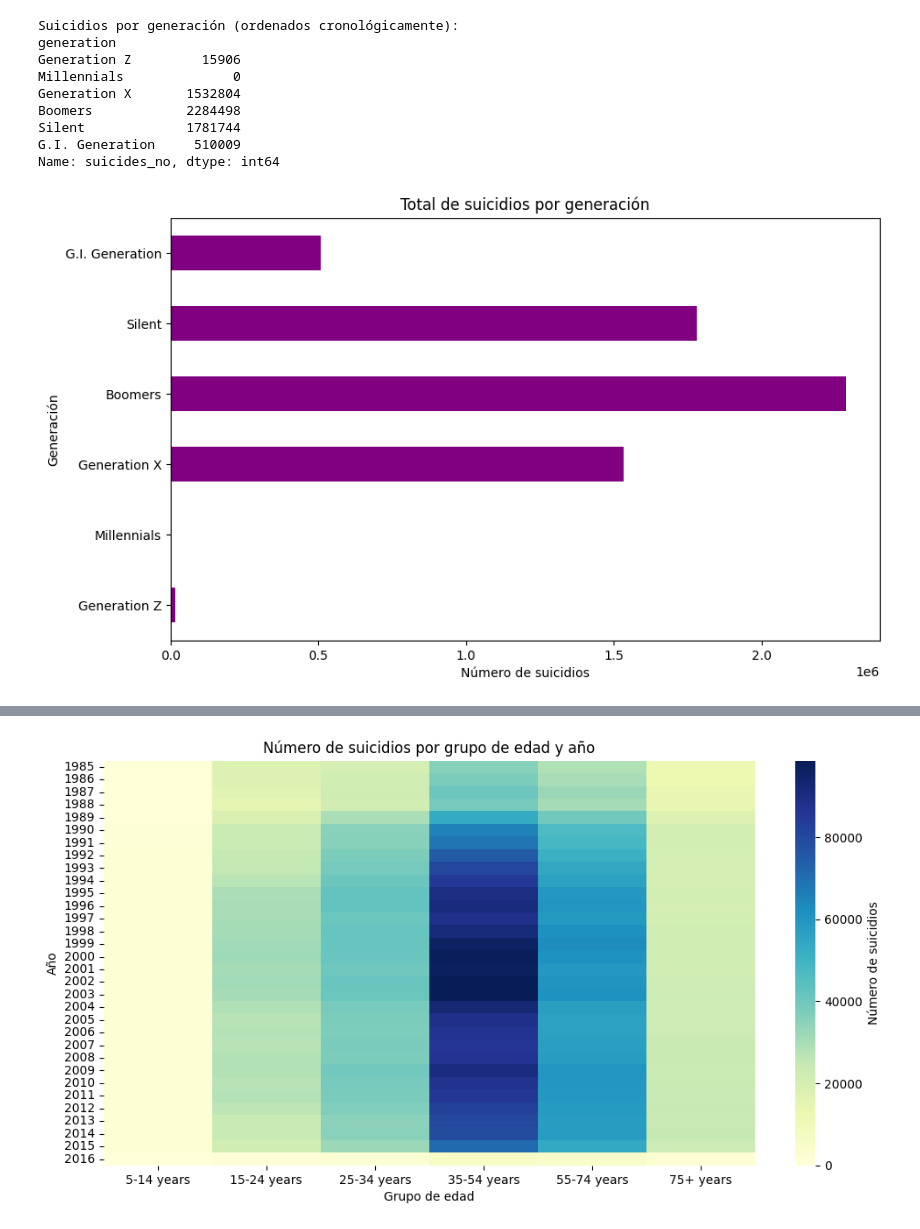
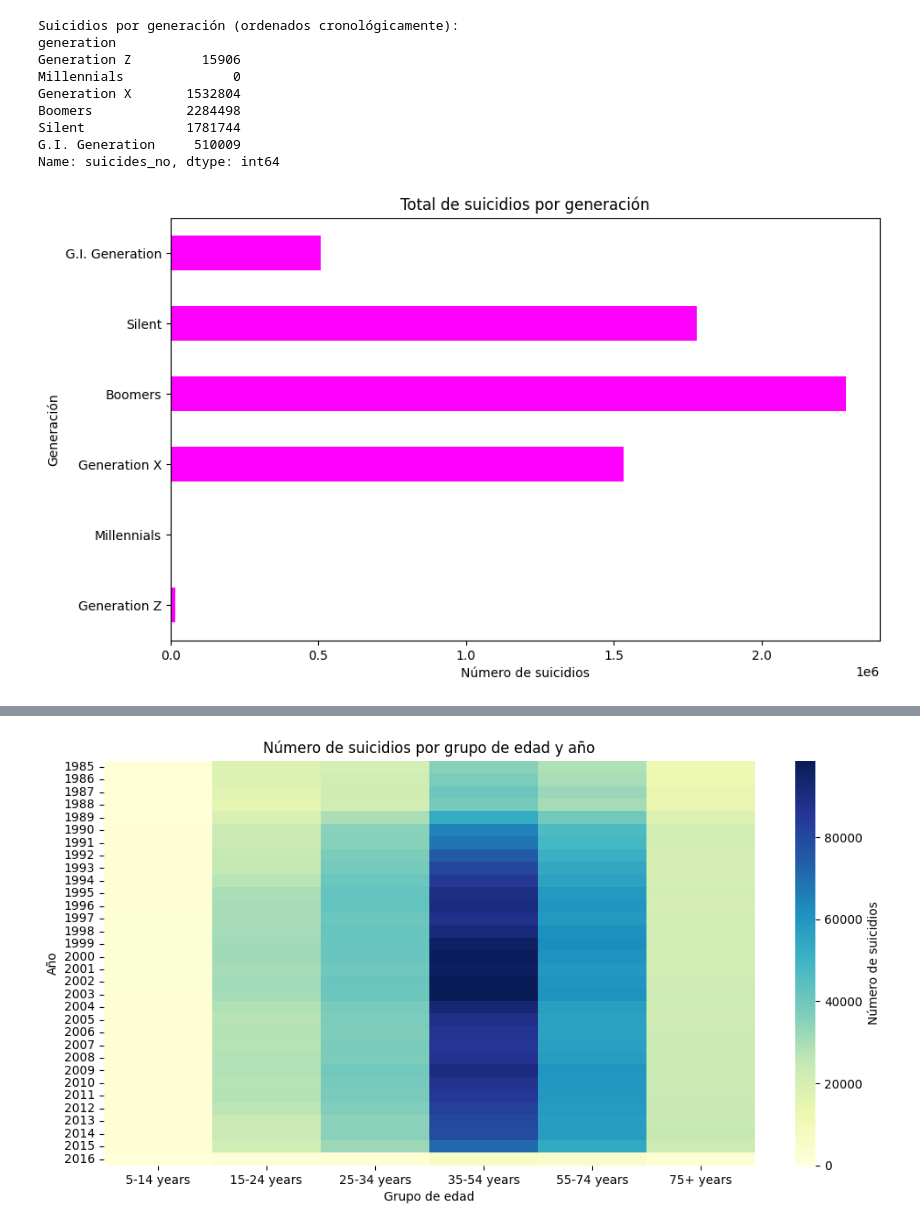
Before and after one commit to CarolinaPerez01/EDA, a Jupyter notebook: eda.ipynb, the cells around one changed output, grey strips where cells are left out. Cells and saved outputs as stored; diff of their text form; code cells hidden in the pictures.

```diff
--- a/eda.ipynb
+++ b/eda.ipynb
@@ -285,10 +294,10 @@ Name: suicides_no, dtype: int64
 # %%
 # Gráfico de barras horizontales para suicidios por generación
 plt.figure(figsize=(10, 6))
-suicidios_por_generacion.plot(kind='barh', color='purple')
+suicidios_por_generacion.plot(kind='barh', color='magenta')
 plt.title('Total de suicidios por generación')
 plt.xlabel('Número de suicidios')
 plt.ylabel('Generación')
 plt.show()
 # %% [output]
-[figure, old version]
+[figure, new version]
```
Also changed, not shown: parts of 8 cells of this notebook.
